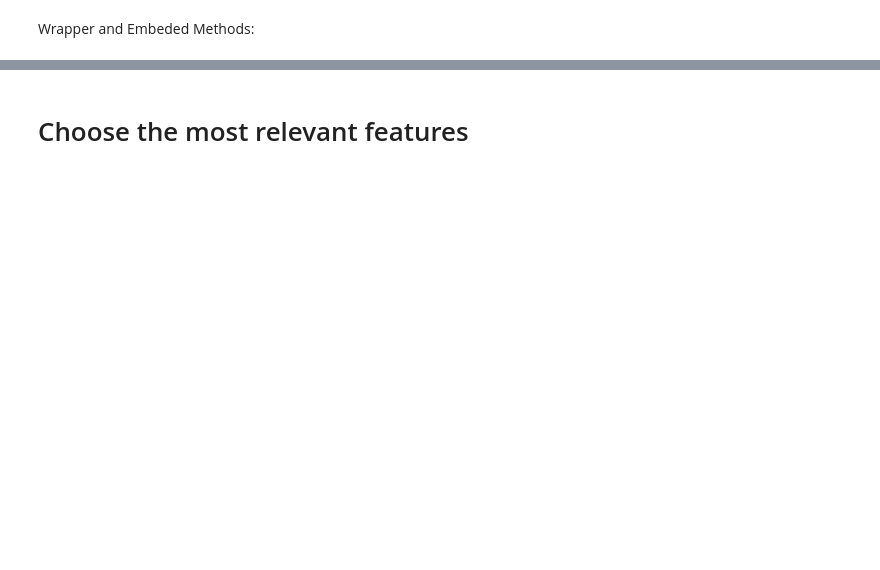
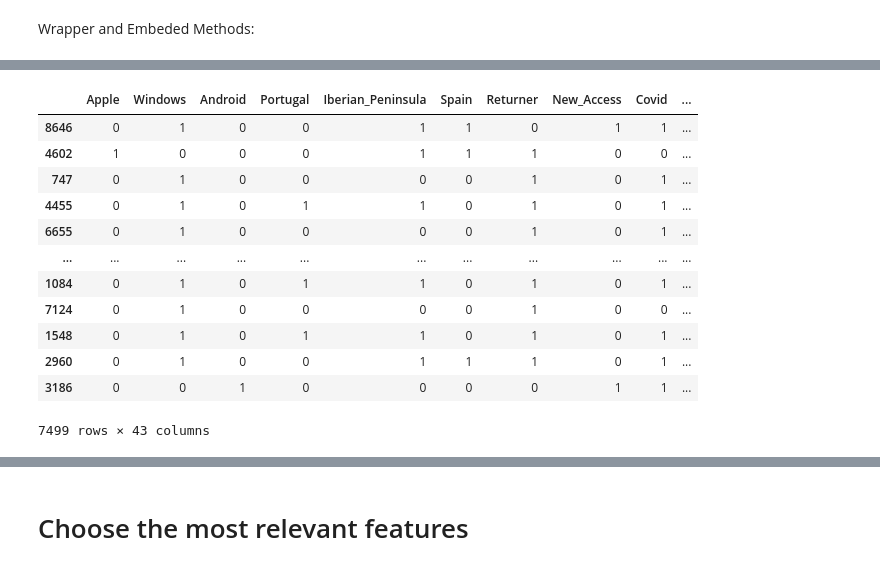
Before and after one commit to JohnnyCodess/Project-Machine-Learning, a Jupyter notebook: 202122 Fall AA Group60 Notebook.ipynb, the cells around one changed output, grey strips where cells are left out. Cells and saved outputs as stored; diff of their text form; code cells hidden in the pictures; blank space fills up the shorter version.

```diff
--- a/202122 Fall AA Group60 Notebook.ipynb
+++ b/202122 Fall AA Group60 Notebook.ipynb
@@ -876,3 +879,64 @@ kf = StratifiedKFold(n_splits=10)
 #final_results.sort_values(by = ['Average Importance Lasso', 'Average Importance Gini', 'Average Importance Entropy'], ascending = False, inplace = True)
 # %% [markdown]
 ![image.png](attachment:image.png)
+# %%
+X_train_non_metric['Apple'] = X_train_non_metric['Apple'].apply(lambda x: 1 if x == True else 0)
+X_train_non_metric['Windows'] = X_train_non_metric['Windows'].apply(lambda x: 1 if x == True else 0)
+X_train_non_metric['Android'] = X_train_non_metric['Android'].apply(lambda x: 1 if x == True else 0)
+X_train_non_metric['Portugal'] = X_train_non_metric['Portugal'].apply(lambda x: 1 if x == True else 0)
+X_train_non_metric['Iberian_Peninsula'] = X_train_non_metric['Iberian_Peninsula'].apply(lambda x: 1 if x == True else 0)
+X_train_non_metric['Spain'] = X_train_non_metric['Spain'].apply(lambda x: 1 if x == True else 0)
+X_train_non_metric['Returner'] = X_train_non_metric['Returner'].apply(lambda x: 1 if x == True else 0)
+X_train_non_metric['New_Access'] = X_train_non_metric['New_Access'].apply(lambda x: 1 if x == True else 0)
+X_train_non_metric['Covid'] = X_train_non_metric['Covid'].apply(lambda x: 1 if x == True else 0)
+X_train_non_metric['Dec'] = X_train_non_metric['Dec'].apply(lambda x: 1 if x == True else 0)
+X_train_non_metric['Feb'] = X_train_non_metric['Feb'].apply(lambda x: 1 if x == True else 0)
+X_train_non_metric['Feb'] = X_train_non_metric['Feb'].apply(lambda x: 1 if x == True else 0)
+X_train_non_metric['Jul'] = X_train_non_metric['Jul'].apply(lambda x: 1 if x == True else 0)
+X_train_non_metric['Jun'] = X_train_non_metric['Jun'].apply(lambda x: 1 if x == True else 0)
+X_train_non_metric['Mar'] = X_train_non_metric['Mar'].apply(lambda x: 1 if x == True else 0)
+X_train_non_metric['May'] = X_train_non_metric['May'].apply(lambda x: 1 if x == True else 0)
+X_train_non_metric['Nov'] = X_train_non_metric['Nov'].apply(lambda x: 1 if x == True else 0)
+X_train_non_metric['Oct'] = X_train_non_metric['Oct'].apply(lambda x: 1 if x == True else 0)
+X_train_non_metric['Sep'] = X_train_non_metric['Sep'].apply(lambda x: 1 if x == True else 0)
+X_train_non_metric['Traffic_10'] = X_train_non_metric['Traffic_10'].apply(lambda x: 1 if x == True else 0)
+X_train_non_metric['Traffic_11'] = X_train_non_metric['Traffic_11'].apply(lambda x: 1 if x == True else 0)
+X_train_non_metric['Traffic_12'] = X_train_non_metric['Traffic_12'].apply(lambda x: 1 if x == True else 0)
+X_train_non_metric['Traffic_13'] = X_train_non_metric['Traffic_13'].apply(lambda x: 1 if x == True else 0)
+X_train_non_metric['Traffic_14'] = X_train_non_metric['Traffic_14'].apply(lambda x: 1 if x == True else 0)
+X_train_non_metric['Traffic_15'] = X_train_non_metric['Traffic_15'].apply(lambda x: 1 if x == True else 0)
+X_train_non_metric['Traffic_2'] = X_train_non_metric['Traffic_2'].apply(lambda x: 1 if x == True else 0)
+X_train_non_metric['Traffic_3'] = X_train_non_metric['Traffic_3'].apply(lambda x: 1 if x == True else 0)
+X_train_non_metric['Traffic_4'] = X_train_non_metric['Traffic_4'].apply(lambda x: 1 if x == True else 0)
+X_train_non_metric['Traffic_5'] = X_train_non_metric['Traffic_5'].apply(lambda x: 1 if x == True else 0)
+X_train_non_metric['Traffic_6'] = X_train_non_metric['Traffic_6'].apply(lambda x: 1 if x == True else 0)
+X_train_non_metric['Traffic_7'] = X_train_non_metric['Traffic_7'].apply(lambda x: 1 if x == True else 0)
+X_train_non_metric['Traffic_8'] = X_train_non_metric['Traffic_8'].apply(lambda x: 1 if x == True else 0)
+X_train_non_metric['Traffic_9'] = X_train_non_metric['Traffic_9'].apply(lambda x: 1 if x == True else 0)
+X_train_non_metric['Browser_13'] = X_train_non_metric['Browser_13'].apply(lambda x: 1 if x == True else 0)
+X_train_non_metric['Browser_12'] = X_train_non_metric['Browser_12'].apply(lambda x: 1 if x == True else 0)
+X_train_non_metric['Browser_11'] = X_train_non_metric['Browser_11'].apply(lambda x: 1 if x == True else 0)
+X_train_non_metric['Browser_10'] = X_train_non_metric['Browser_10'].apply(lambda x: 1 if x == True else 0)
+X_train_non_metric['Browser_8'] = X_train_non_metric['Browser_8'].apply(lambda x: 1 if x == True else 0)
+X_train_non_metric['Browser_7'] = X_train_non_metric['Browser_7'].apply(lambda x: 1 if x == True else 0)
+X_train_non_metric['Browser_6'] = X_train_non_metric['Browser_6'].apply(lambda x: 1 if x == True else 0)
+X_train_non_metric['Browser_5'] = X_train_non_metric['Browser_5'].apply(lambda x: 1 if x == True else 0)
+X_train_non_metric['Browser_4'] = X_train_non_metric['Browser_4'].apply(lambda x: 1 if x == True else 0)
+X_train_non_metric['Browser_3'] = X_train_non_metric['Browser_3'].apply(lambda x: 1 if x == True else 0)
+X_train_non_metric['Browser_2'] = X_train_non_metric['Browser_2'].apply(lambda x: 1 if x == True else 0)
+
+X_train_non_metric
+# %% [output]
+|  | Apple | Windows | Android | Portugal | Iberian_Peninsula | Spain | Returner | New_Access | Covid | ... |
+| 8646 | 0 | 1 | 0 | 0 | 1 | 1 | 0 | 1 | 1 | ... |
+| 4602 | 1 | 0 | 0 | 0 | 1 | 1 | 1 | 0 | 0 | ... |
+| 747 | 0 | 1 | 0 | 0 | 0 | 0 | 1 | 0 | 1 | ... |
+| 4455 | 0 | 1 | 0 | 1 | 1 | 0 | 1 | 0 | 1 | ... |
+| 6655 | 0 | 1 | 0 | 0 | 0 | 0 | 1 | 0 | 1 | ... |
+| ... | ... | ... | ... | ... | ... | ... | ... | ... | ... | ... |
+| 1084 | 0 | 1 | 0 | 1 | 1 | 0 | 1 | 0 | 1 | ... |
+| 7124 | 0 | 1 | 0 | 0 | 0 | 0 | 1 | 0 | 0 | ... |
+| 1548 | 0 | 1 | 0 | 1 | 1 | 0 | 1 | 0 | 1 | ... |
+| 2960 | 0 | 1 | 0 | 0 | 1 | 1 | 1 | 0 | 1 | ... |
+| 3186 | 0 | 0 | 1 | 0 | 0 | 0 | 0 | 1 | 1 | ... |
+7499 rows × 43 columns
```
Also changed, not shown: parts of 45 cells of this notebook.
